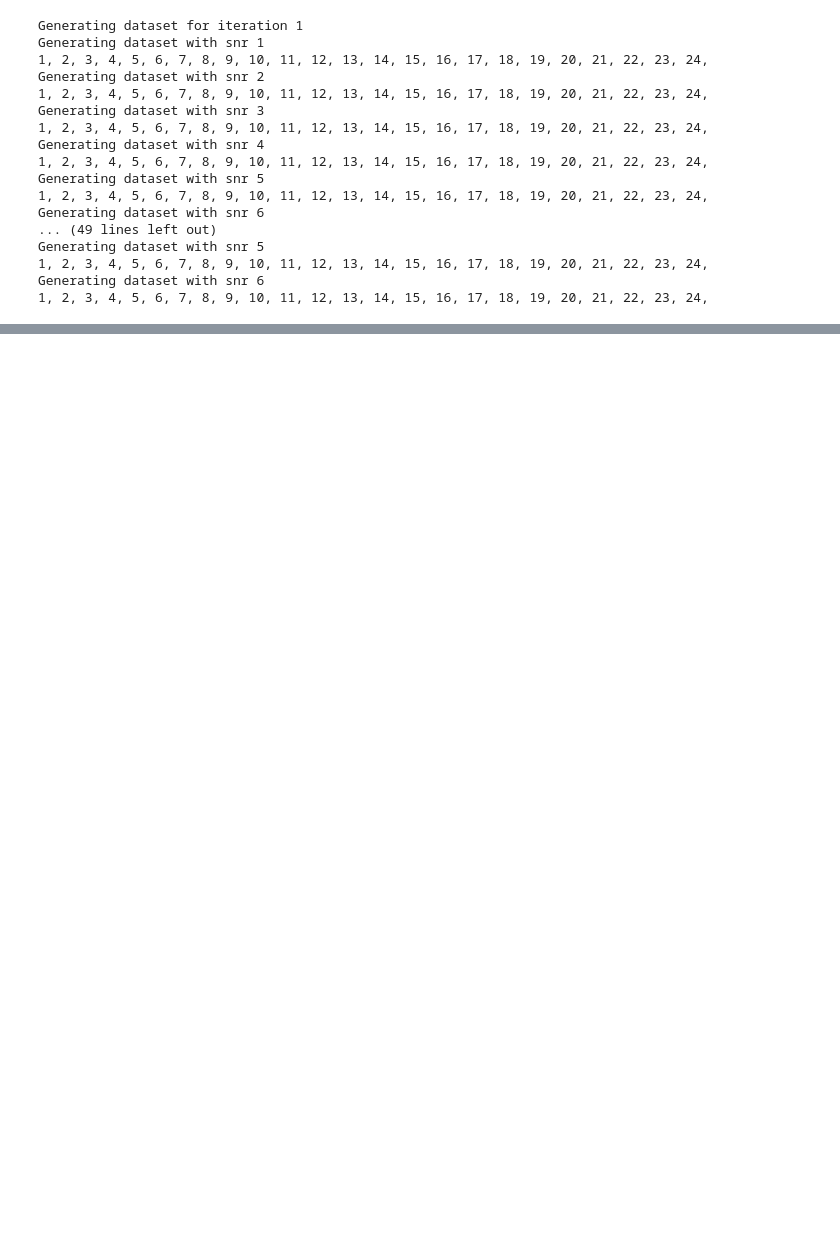
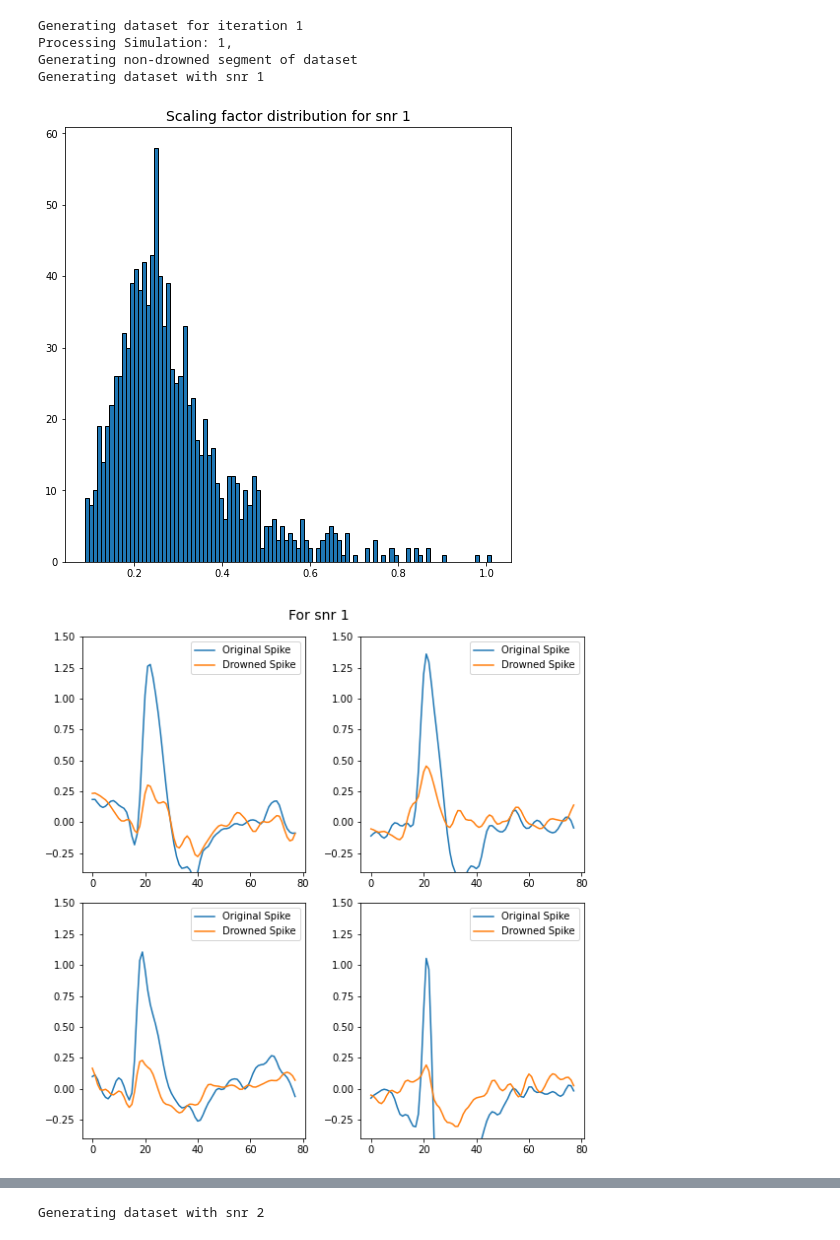
Before and after one commit to AlexDodon/sourceseparation_misc, a Jupyter notebook: testingPipeline.ipynb, the cells around one changed output, grey strips where cells are left out. Cells and saved outputs as stored; diff of their text form; code cells hidden in the pictures; blank space fills up the shorter version.

```diff
--- a/testingPipeline.ipynb
+++ b/testingPipeline.ipynb
@@ -48,42 +40,19 @@ for i in range(1, iters + 1):
 resultsPath = "../data/results"
 # %%
 # generate datasets
-
-for i in range(1, iters + 1):
-    print(f"Generating dataset for iteration {i}")
-
-    for snr in snrs:
-        print(f"Generating dataset with snr {snr}")
-
-        trainSpikesLoader, valSpikesLoader, testSpikesLoader, trainBgLoader, valBgLoader, testBgLoader = preprocessing.gen_loaders(
-            batchSize,
-            includedSims,
-            doDrown=True,
-            snr=snr,
-            inclusionThreshold=inclusionThreshold
-        )
-
-        pickle.dump(trainSpikesLoader, open(f"{baseDatasetPath}/it-{i}-snr-{snr}-trainSpikesLoader.pickle", "wb"))
-        pickle.dump(valSpikesLoader, open(f"{baseDatasetPath}/it-{i}-snr-{snr}-valSpikesLoader.pickle", "wb"))
-        pickle.dump(testSpikesLoader, open(f"{baseDatasetPath}/it-{i}-snr-{snr}-testSpikesLoader.pickle", "wb"))
-        pickle.dump(trainBgLoader, open(f"{baseDatasetPath}/it-{i}-snr-{snr}-trainBgLoader.pickle", "wb"))
-        pickle.dump(valBgLoader, open(f"{baseDatasetPath}/it-{i}-snr-{snr}-valBgLoader.pickle", "wb"))
-        pickle.dump(testBgLoader, open(f"{baseDatasetPath}/it-{i}-snr-{snr}-testBgLoader.pickle", "wb"))
+preprocessing.it_genLoaders(
+    batchSize,
+    includedSims,
+    doPrint=True,
+    snrs=snrs,
+    inclusionThreshold=0.5,
+    iterations=iters,
+    baseDatasetPath=baseDatasetPath
+)
 # %% [output]
 Generating dataset for iteration 1
+Processing Simulation: 1,
+Generating non-drowned segment of dataset
 Generating dataset with snr 1
-1, 2, 3, 4, 5, 6, 7, 8, 9, 10, 11, 12, 13, 14, 15, 16, 17, 18, 19, 20, 21, 22, 23, 24,
-Generating dataset with snr 2
-1, 2, 3, 4, 5, 6, 7, 8, 9, 10, 11, 12, 13, 14, 15, 16, 17, 18, 19, 20, 21, 22, 23, 24,
-Generating dataset with snr 3
-1, 2, 3, 4, 5, 6, 7, 8, 9, 10, 11, 12, 13, 14, 15, 16, 17, 18, 19, 20, 21, 22, 23, 24,
-Generating dataset with snr 4
-1, 2, 3, 4, 5, 6, 7, 8, 9, 10, 11, 12, 13, 14, 15, 16, 17, 18, 19, 20, 21, 22, 23, 24,
-Generating dataset with snr 5
-1, 2, 3, 4, 5, 6, 7, 8, 9, 10, 11, 12, 13, 14, 15, 16, 17, 18, 19, 20, 21, 22, 23, 24,
-Generating dataset with snr 6
-... (49 lines left out)
-Generating dataset with snr 5
-1, 2, 3, 4, 5, 6, 7, 8, 9, 10, 11, 12, 13, 14, 15, 16, 17, 18, 19, 20, 21, 22, 23, 24,
-Generating dataset with snr 6
-1, 2, 3, 4, 5, 6, 7, 8, 9, 10, 11, 12, 13, 14, 15, 16, 17, 18, 19, 20, 21, 22, 23, 24,
+[figure, added]
+[figure, added]
@@ -89,0 +61 @@ Generating dataset with snr 6
+Generating dataset with snr 2
```
Also changed, not shown: parts of 10 cells of this notebook, 4 other files.
